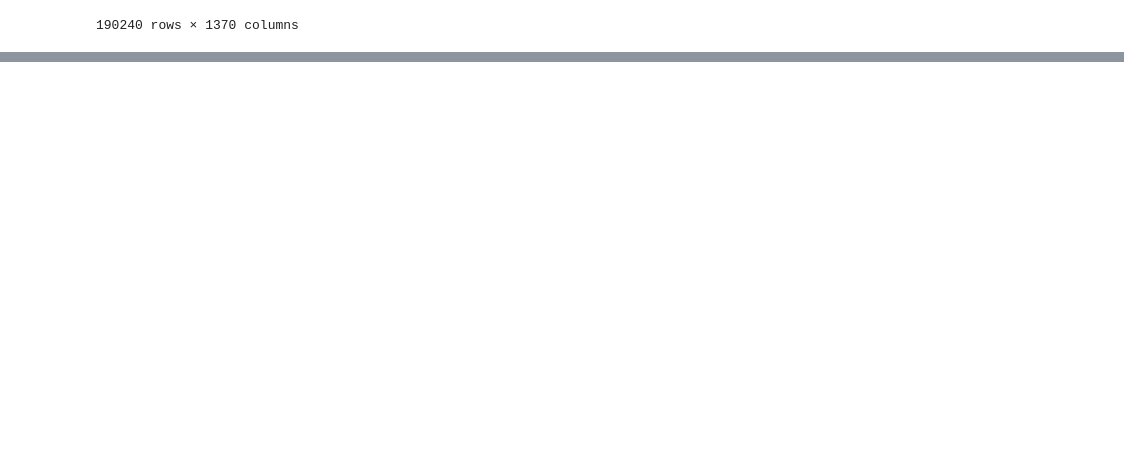
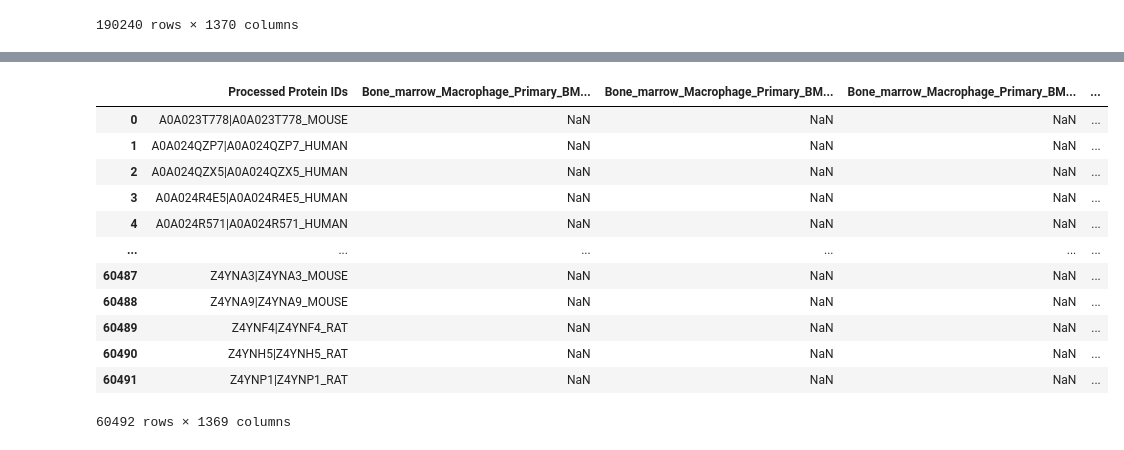
Before and after one commit to TaoYySC/SingleCellProteomics, a Jupyter notebook: map_protein_from_different_index.ipynb, the cells around one changed output, grey strips where cells are left out. Saved outputs shown, nothing was run; the diff lists cells and outputs as text; code cells hidden in the pictures; blank space fills up the shorter version.

```diff
--- a/map_protein_from_different_index.ipynb
+++ b/map_protein_from_different_index.ipynb
@@ -236,0 +304,18 @@ no_map.to_csv('no_map_11.csv')
+# %%
+group_data = group_data.drop(columns = ['Protein IDs'])
+group_data = group_data.groupby(['Processed Protein IDs']).mean().reset_index()
+group_data
+# %% [output]
+|  | Processed Protein IDs | Bone_marrow_Macrophage_Primary_BM... | Bone_marrow_Macrophage_Primary_BM... | Bone_marrow_Macrophage_Primary_BM... | ... |
+| 0 | A0A023T778|A0A023T778_MOUSE | NaN | NaN | NaN | ... |
+| 1 | A0A024QZP7|A0A024QZP7_HUMAN | NaN | NaN | NaN | ... |
+| 2 | A0A024QZX5|A0A024QZX5_HUMAN | NaN | NaN | NaN | ... |
+| 3 | A0A024R4E5|A0A024R4E5_HUMAN | NaN | NaN | NaN | ... |
+| 4 | A0A024R571|A0A024R571_HUMAN | NaN | NaN | NaN | ... |
+| ... | ... | ... | ... | ... | ... |
+| 60487 | Z4YNA3|Z4YNA3_MOUSE | NaN | NaN | NaN | ... |
+| 60488 | Z4YNA9|Z4YNA9_MOUSE | NaN | NaN | NaN | ... |
+| 60489 | Z4YNF4|Z4YNF4_RAT | NaN | NaN | NaN | ... |
+| 60490 | Z4YNH5|Z4YNH5_RAT | NaN | NaN | NaN | ... |
+| 60491 | Z4YNP1|Z4YNP1_RAT | NaN | NaN | NaN | ... |
+60492 rows × 1369 columns
```
Also changed, not shown: parts of 10 cells of this notebook.
